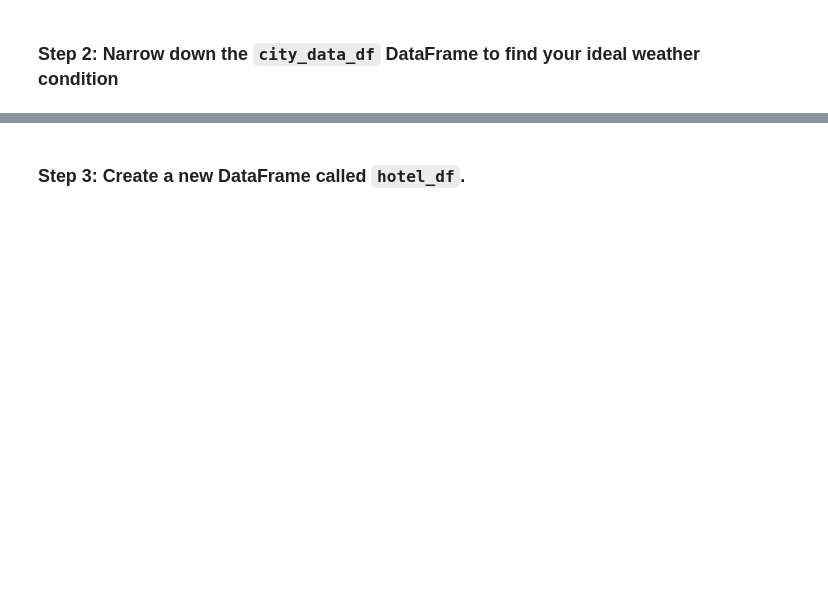
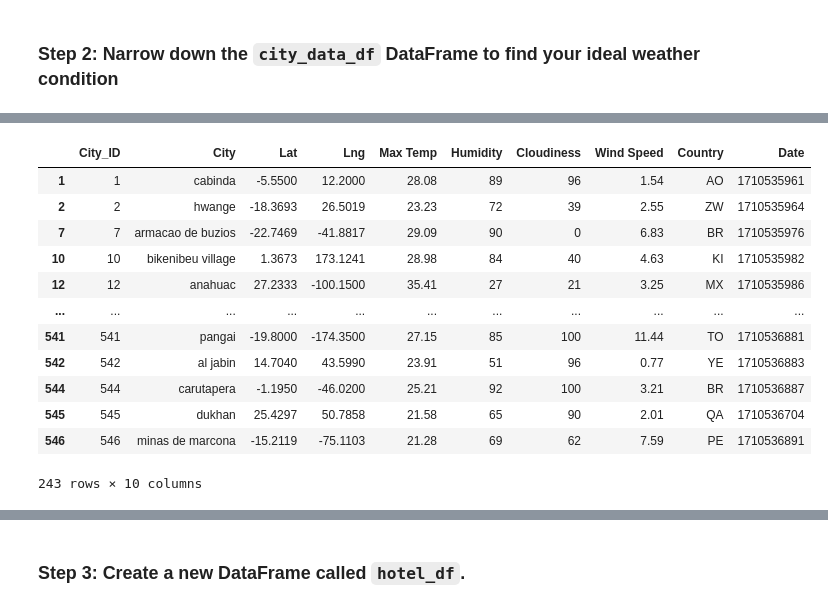
Before and after one commit to zaynab72/python-api-challenge, a Jupyter notebook: VacationPy.ipynb, the cells around one changed output, grey strips where cells are left out. Drawn from its saved outputs; the diff is of its cells as text; code cells hidden in the pictures; blank space fills up the shorter version.

```diff
--- a/VacationPy.ipynb
+++ b/VacationPy.ipynb
@@ -90,0 +101,16 @@ SyntaxError: invalid syntax (3032069819.py, line 2)
+# %%
+city_data_df[city_data_df["Max Temp"]>21]
+# %% [output]
+|  | City_ID | City | Lat | Lng | Max Temp | Humidity | Cloudiness | Wind Speed | Country | Date |
+| 1 | 1 | cabinda | -5.5500 | 12.2000 | 28.08 | 89 | 96 | 1.54 | AO | 1710535961 |
+| 2 | 2 | hwange | -18.3693 | 26.5019 | 23.23 | 72 | 39 | 2.55 | ZW | 1710535964 |
+| 7 | 7 | armacao de buzios | -22.7469 | -41.8817 | 29.09 | 90 | 0 | 6.83 | BR | 1710535976 |
+| 10 | 10 | bikenibeu village | 1.3673 | 173.1241 | 28.98 | 84 | 40 | 4.63 | KI | 1710535982 |
+| 12 | 12 | anahuac | 27.2333 | -100.1500 | 35.41 | 27 | 21 | 3.25 | MX | 1710535986 |
+| ... | ... | ... | ... | ... | ... | ... | ... | ... | ... | ... |
+| 541 | 541 | pangai | -19.8000 | -174.3500 | 27.15 | 85 | 100 | 11.44 | TO | 1710536881 |
+| 542 | 542 | al jabin | 14.7040 | 43.5990 | 23.91 | 51 | 96 | 0.77 | YE | 1710536883 |
+| 544 | 544 | carutapera | -1.1950 | -46.0200 | 25.21 | 92 | 100 | 3.21 | BR | 1710536887 |
+| 545 | 545 | dukhan | 25.4297 | 50.7858 | 21.58 | 65 | 90 | 2.01 | QA | 1710536704 |
+| 546 | 546 | minas de marcona | -15.2119 | -75.1103 | 21.28 | 69 | 62 | 7.59 | PE | 1710536891 |
+243 rows × 10 columns
```
Also changed, not shown: parts of 7 cells of this notebook.
